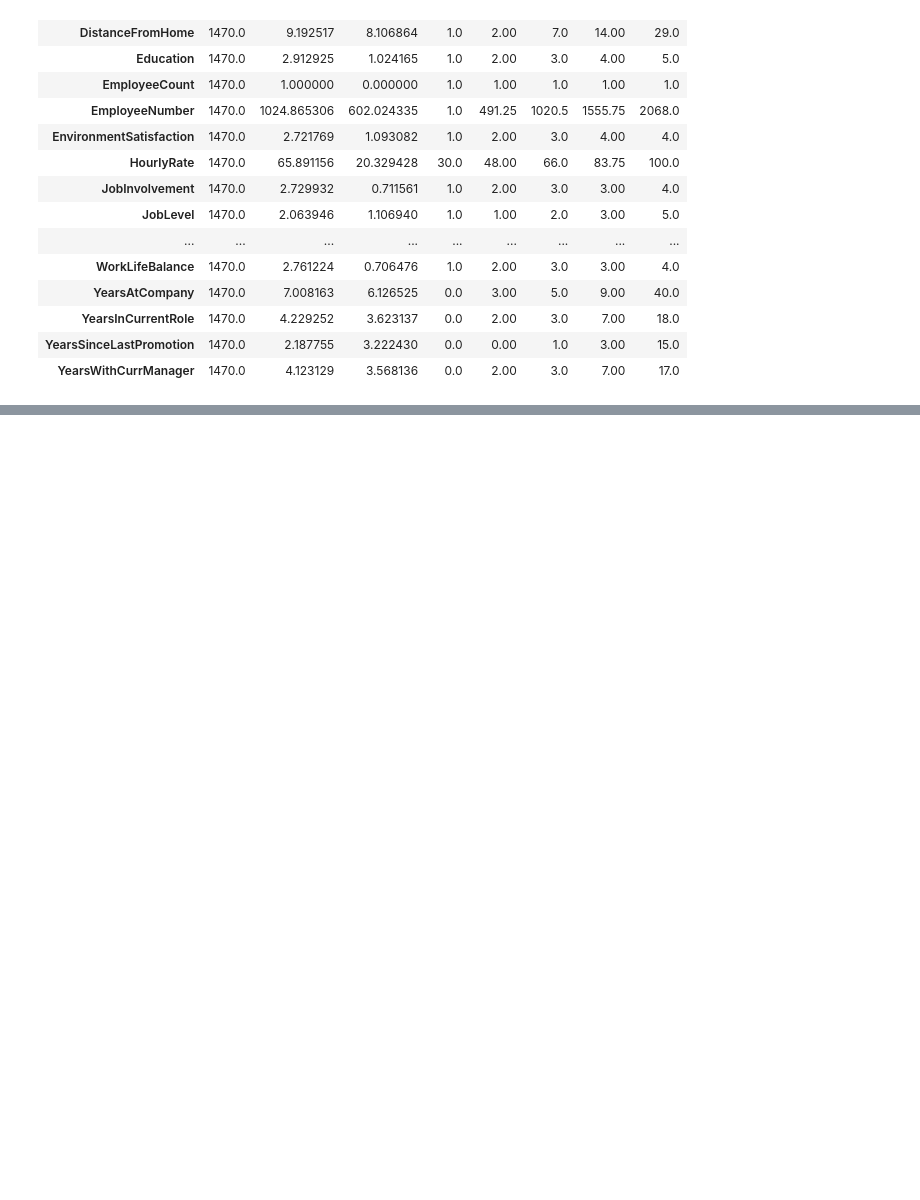
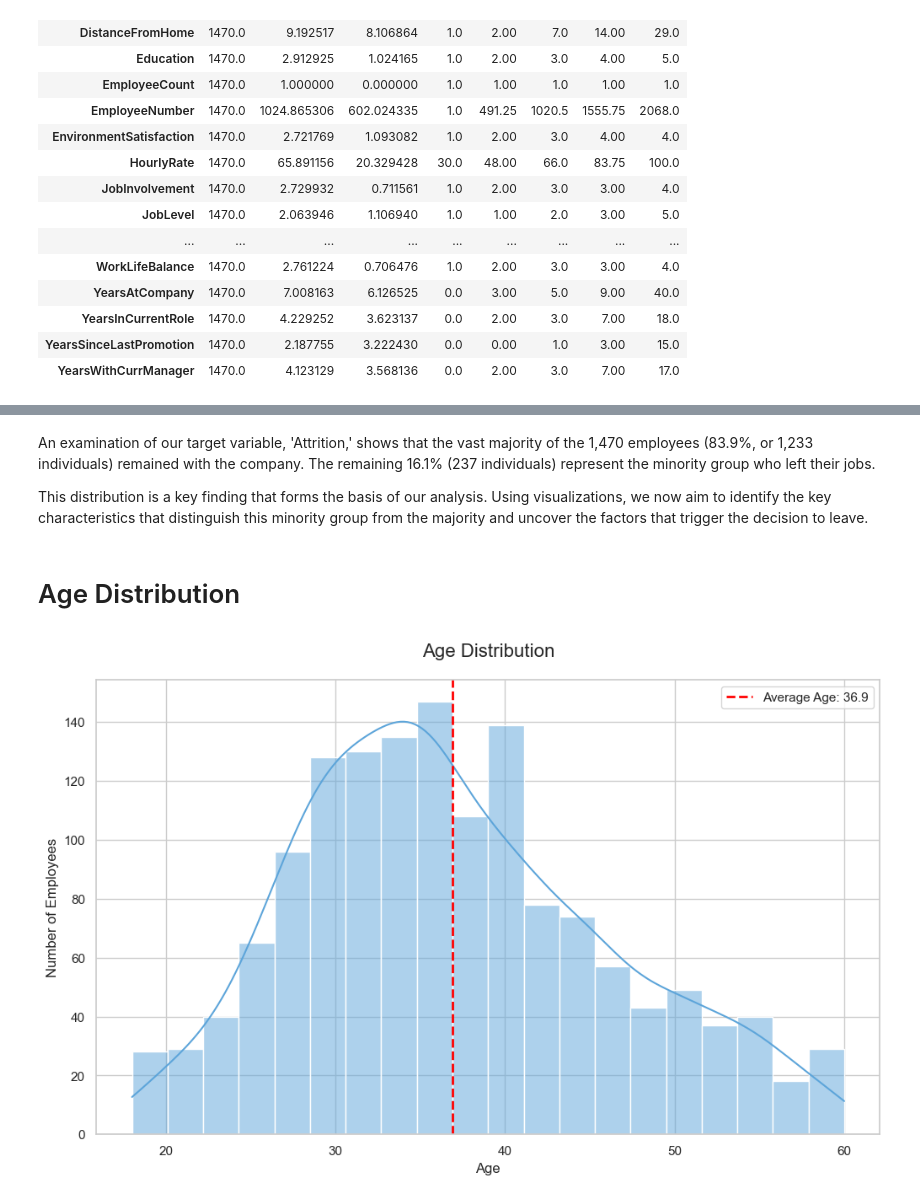
Before and after one commit to Venki01a/HexSoftwares_Model-Evaluation, a Jupyter notebook: Employee_Attrition_Prediction.ipynb, the cells around one changed output, grey strips where cells are left out. Drawn from its saved outputs; the diff is of its cells as text; code cells hidden in the pictures; blank space fills up the shorter version.

```diff
--- a/Employee_Attrition_Prediction.ipynb
+++ b/Employee_Attrition_Prediction.ipynb
@@ -153,0 +243,29 @@ data.describe().T
+# %% [markdown]
+An examination of our target variable, 'Attrition,' shows that the vast majority of the 1,470 employees (83.9%, or 1,233 individuals) remained with the company. The remaining 16.1% (237 individuals) represent the minority group who left their jobs.
+
+This distribution is a key finding that forms the basis of our analysis. Using visualizations, we now aim to identify the key characteristics that distinguish this minority group from the majority and uncover the factors that trigger the decision to leave.
+# %% [markdown]
+# Age Distribution
+# %%
+sns.set_theme(style = "whitegrid")
+plt.figure(figsize = (12,7))
+sns.histplot(data=data,
+             x='Age',
+             bins=20,
+             kde=True,
+             color='#5DA5DA')
+
+average_age = data["Age"].mean()
+plt.axvline(average_age,
+            color = "red",
+            linestyle = "--",
+            linewidth = 2,
+            label = f"Average Age: {average_age:.1f}")
+
+plt.legend()
+plt.title("Age Distribution",fontsize = 16,pad = 20)
+plt.xlabel("Age",fontsize = 12)
+plt.ylabel("Number of Employees",fontsize = 12)
+plt.show()
+# %% [output]
+[figure, added]
```
Also changed, not shown: parts of 83 cells of this notebook.
